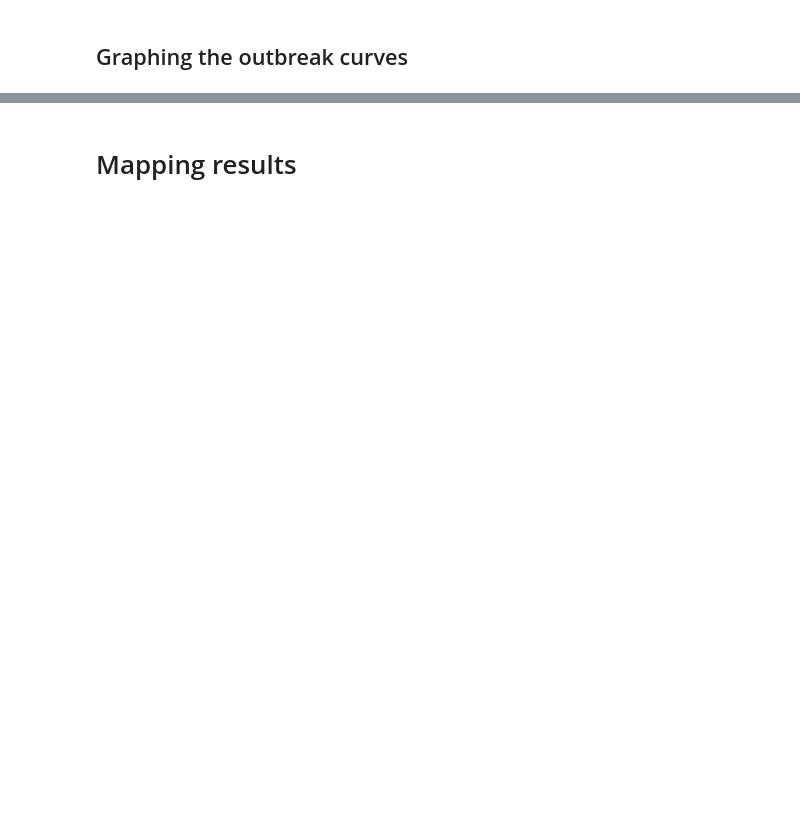
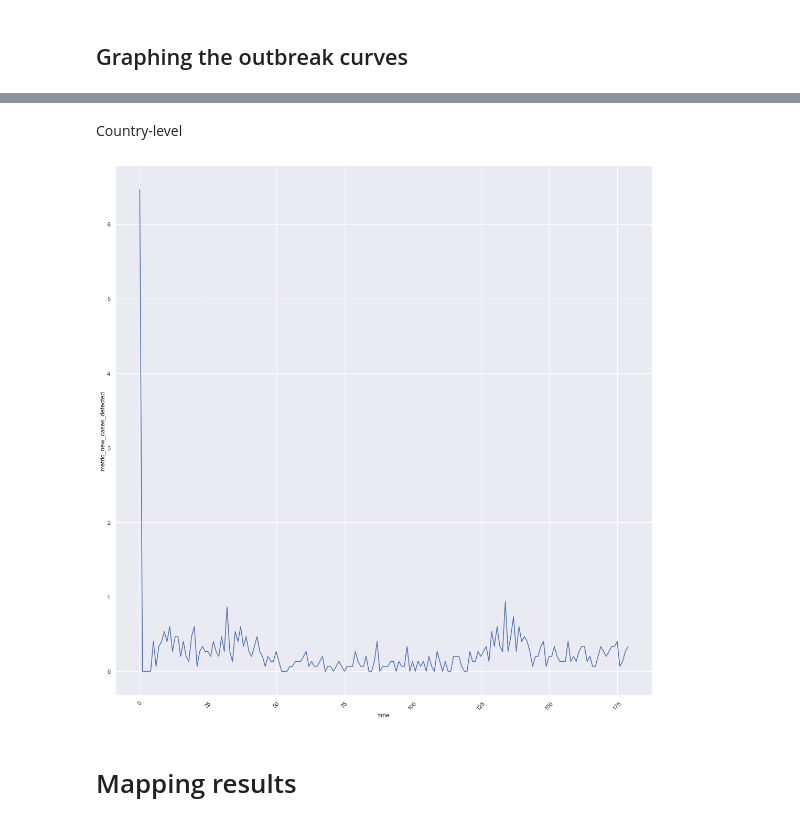
Before and after one commit to dime-worldbank/Disease-Modelling-SSA, a Jupyter notebook: notebooks/JavaOutputProcessing.ipynb, the cells around one changed output, grey strips where cells are left out. Cells and saved outputs as stored; diff of their text form; code cells hidden in the pictures; blank space fills up the shorter version.

```diff
--- a/notebooks/JavaOutputProcessing.ipynb
+++ b/notebooks/JavaOutputProcessing.ipynb
@@ -101,3 +105,38 @@ plt.tight_layout()
+# %% [markdown]
+Country-level
+# %%
+r_country_agg = r_data.groupby('time').agg({'metric_died_count': 'max', 'metric_new_hospitalized': 'sum',
+                                    'metric_new_critical': 'sum', 'metric_new_cases_asympt': 'sum',
+                                    'metric_new_cases_sympt': 'sum'})
+
+lineListWeightingFactor = 15
+r_country_agg['metric_new_cases_detected'] = r_country_agg['metric_new_cases_sympt'] / lineListWeightingFactor
+
+#sns.scatterplot(
+fig, ax = plt.subplots (figsize = (15,15))
+sns.lineplot(
+             x="time",
+             #y="metric_new_deaths",
+             #y="metric_new_hospitalized",
+             y="metric_new_cases_detected",
+             palette="colorblind",
+             ax = ax,
+             data=r_country_agg#,
+#            legend=False
+            )#.legend(bbox_to_anchor= (1.03, 1) )
+
+#ax.set_title('New Deaths', fontsize=20)
+#ax.set_ylabel('Number of deaths')
+#ax.legend(fontsize=10, title_fontsize=30, loc='upper left')
+#ax.yaxis.set_major_formatter(mpl.ticker.StrMethodFormatter('{x:,.0f}'))
+
+#ax.patch.set_alpha(0)
+# ax.axes.get_xaxis().set_visible(False)
+# ax.axes.get_yaxis().set_visible(False)
+plt.xticks(rotation=45)
+plt.tight_layout()
+# %% [output]
+[figure, added]
 # %% [markdown]
 # Mapping results
 # %%
```
Also changed, not shown: parts of 27 cells of this notebook, 6 other files.
